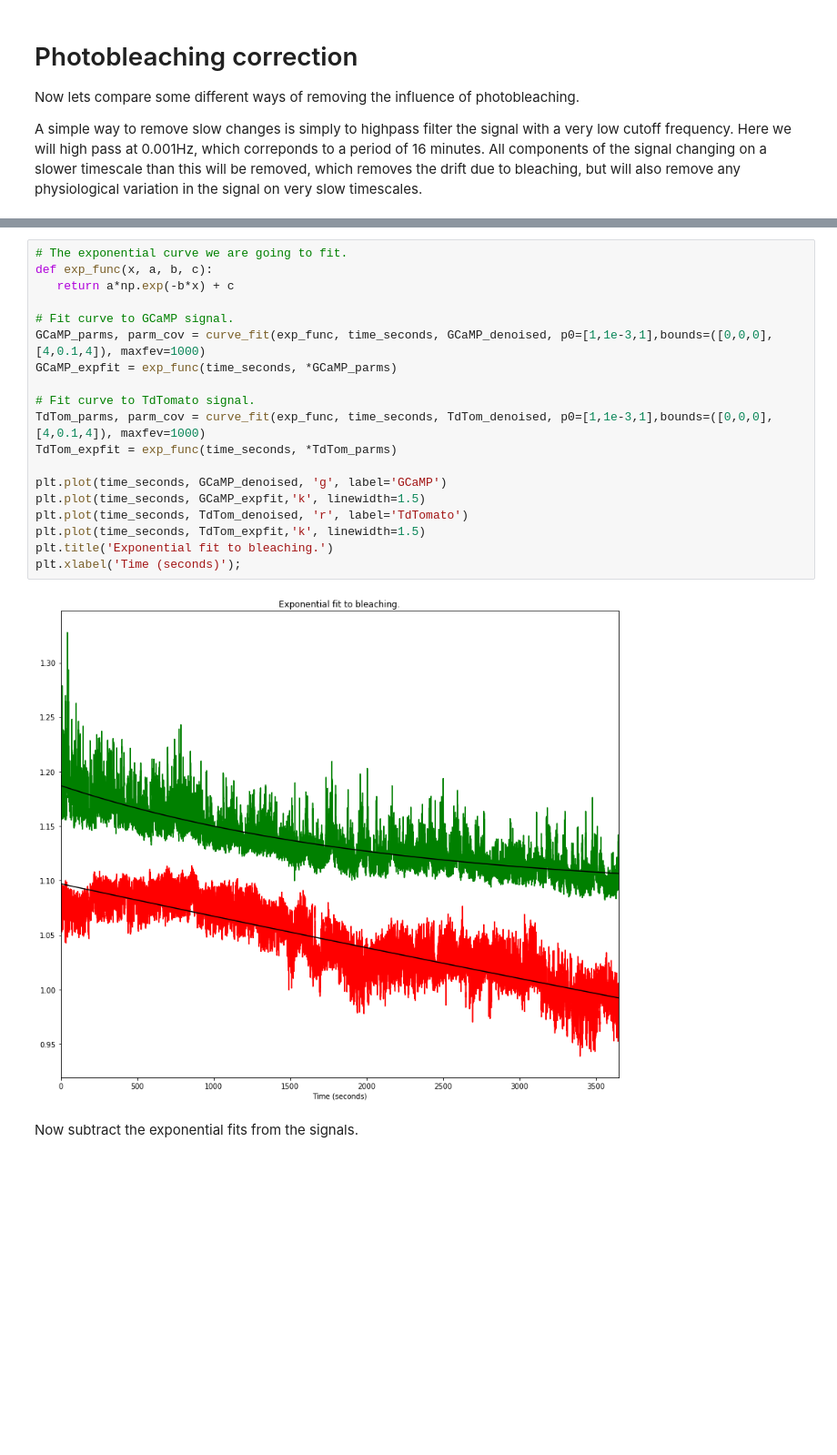
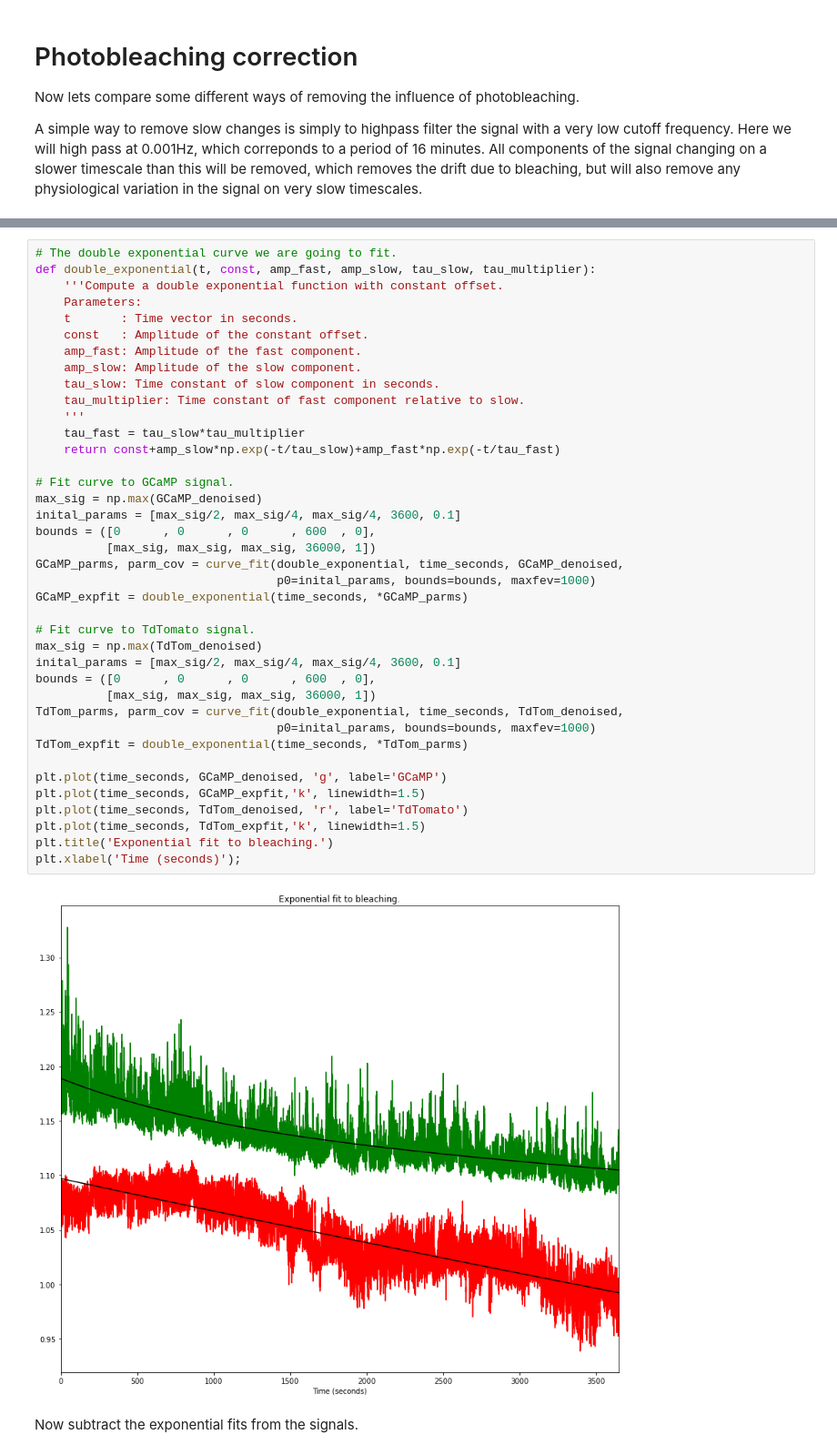
Before and after one commit to ThomasAkam/photometry_preprocessing, a Jupyter notebook: Photometry data preprocessing.ipynb, the cells around one changed output, grey strips where cells are left out. Shown at 91% size. Drawn from its saved outputs; the diff is of its cells as text; blank space fills up the shorter version.

```diff
--- a/Photometry data preprocessing.ipynb
+++ b/Photometry data preprocessing.ipynb
@@ -119,24 +119,44 @@ Annother possible way of removing the influence of bleaching is to fit an expone
 # %%
-# The exponential curve we are going to fit.
-def exp_func(x, a, b, c):
-   return a*np.exp(-b*x) + c
+# The double exponential curve we are going to fit.
+def double_exponential(t, const, amp_fast, amp_slow, tau_slow, tau_multiplier):
+    '''Compute a double exponential function with constant offset.
+    Parameters:
+    t       : Time vector in seconds.
+    const   : Amplitude of the constant offset.
+    amp_fast: Amplitude of the fast component.
+    amp_slow: Amplitude of the slow component.
+    tau_slow: Time constant of slow component in seconds.
+    tau_multiplier: Time constant of fast component relative to slow.
+    '''
+    tau_fast = tau_slow*tau_multiplier
+    return const+amp_slow*np.exp(-t/tau_slow)+amp_fast*np.exp(-t/tau_fast)
 
 # Fit curve to GCaMP signal.
-GCaMP_parms, parm_cov = curve_fit(exp_func, time_seconds, GCaMP_denoised, p0=[1,1e-3,1],bounds=([0,0,0],[4,0.1,4]), maxfev=1000)
-GCaMP_expfit = exp_func(time_seconds, *GCaMP_parms)
+max_sig = np.max(GCaMP_denoised)
+inital_params = [max_sig/2, max_sig/4, max_sig/4, 3600, 0.1]
+bounds = ([0      , 0      , 0      , 600  , 0],
+          [max_sig, max_sig, max_sig, 36000, 1])
+GCaMP_parms, parm_cov = curve_fit(double_exponential, time_seconds, GCaMP_denoised,
+                                  p0=inital_params, bounds=bounds, maxfev=1000)
+GCaMP_expfit = double_exponential(time_seconds, *GCaMP_parms)
 
 # Fit curve to TdTomato signal.
-TdTom_parms, parm_cov = curve_fit(exp_func, time_seconds, TdTom_denoised, p0=[1,1e-3,1],bounds=([0,0,0],[4,0.1,4]), maxfev=1000)
-TdTom_expfit = exp_func(time_seconds, *TdTom_parms)
+max_sig = np.max(TdTom_denoised)
+inital_params = [max_sig/2, max_sig/4, max_sig/4, 3600, 0.1]
+bounds = ([0      , 0      , 0      , 600  , 0],
+          [max_sig, max_sig, max_sig, 36000, 1])
+TdTom_parms, parm_cov = curve_fit(double_exponential, time_seconds, TdTom_denoised,
+                                  p0=inital_params, bounds=bounds, maxfev=1000)
+TdTom_expfit = double_exponential(time_seconds, *TdTom_parms)
 
 plt.plot(time_seconds, GCaMP_denoised, 'g', label='GCaMP')
 plt.plot(time_seconds, GCaMP_expfit,'k', linewidth=1.5)
 plt.plot(time_seconds, TdTom_denoised, 'r', label='TdTomato')
 plt.plot(time_seconds, TdTom_expfit,'k', linewidth=1.5)
 plt.title('Exponential fit to bleaching.')
 plt.xlabel('Time (seconds)');
 # %% [output]
-[figure, old version]
+[figure, new version]
 # %% [markdown]
 Now subtract the exponential fits from the signals.
 # %%
```
Also changed, not shown: parts of 22 cells of this notebook.
